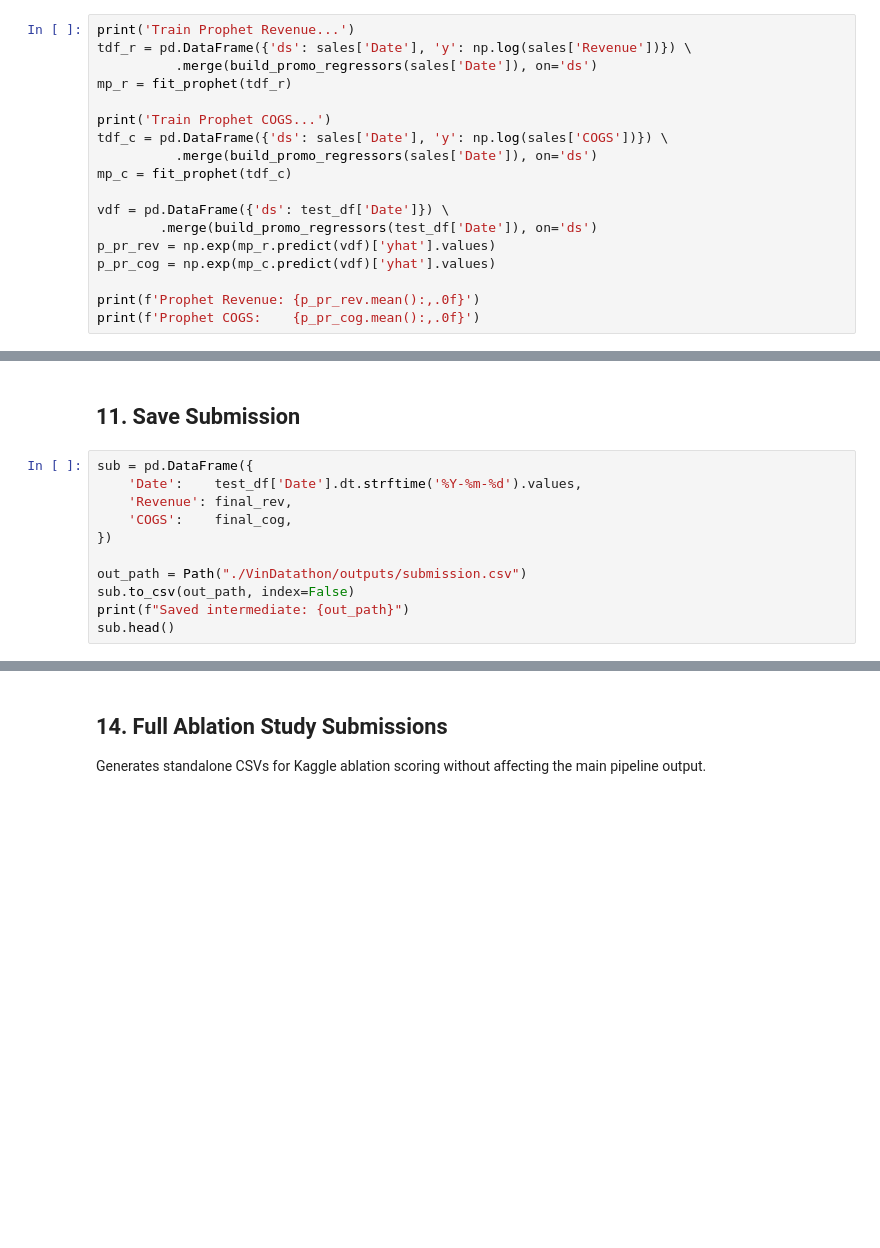
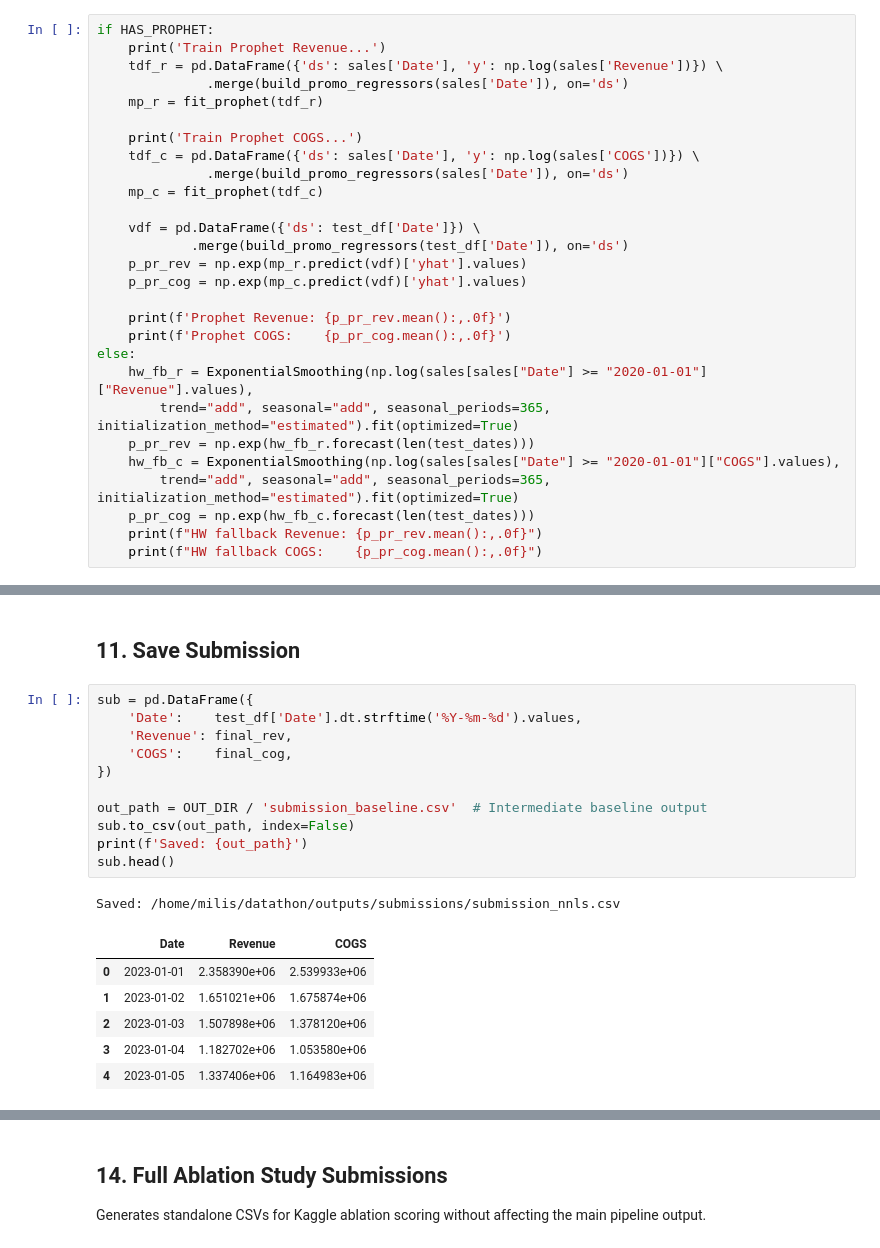
Before and after one commit to quangtrinh25/vin_datathon, a Jupyter notebook: 02_Task3_Sales_Forecasting.ipynb, the cells around one changed output, grey strips where cells are left out. Drawn from its saved outputs; the diff is of its cells as text; blank space fills up the shorter version.

```diff
--- a/02_Task3_Sales_Forecasting.ipynb
+++ b/02_Task3_Sales_Forecasting.ipynb
@@ -332,18 +356,28 @@ def fit_prophet(train_df, post_regime_only=True):
 # %%
-print('Train Prophet Revenue...')
-tdf_r = pd.DataFrame({'ds': sales['Date'], 'y': np.log(sales['Revenue'])}) \
-          .merge(build_promo_regressors(sales['Date']), on='ds')
-mp_r = fit_prophet(tdf_r)
+if HAS_PROPHET:
+    print('Train Prophet Revenue...')
+    tdf_r = pd.DataFrame({'ds': sales['Date'], 'y': np.log(sales['Revenue'])}) \
+              .merge(build_promo_regressors(sales['Date']), on='ds')
+    mp_r = fit_prophet(tdf_r)
 
-print('Train Prophet COGS...')
-tdf_c = pd.DataFrame({'ds': sales['Date'], 'y': np.log(sales['COGS'])}) \
-          .merge(build_promo_regressors(sales['Date']), on='ds')
-mp_c = fit_prophet(tdf_c)
+    print('Train Prophet COGS...')
+    tdf_c = pd.DataFrame({'ds': sales['Date'], 'y': np.log(sales['COGS'])}) \
+              .merge(build_promo_regressors(sales['Date']), on='ds')
+    mp_c = fit_prophet(tdf_c)
 
-vdf = pd.DataFrame({'ds': test_df['Date']}) \
-        .merge(build_promo_regressors(test_df['Date']), on='ds')
-p_pr_rev = np.exp(mp_r.predict(vdf)['yhat'].values)
-p_pr_cog = np.exp(mp_c.predict(vdf)['yhat'].values)
+    vdf = pd.DataFrame({'ds': test_df['Date']}) \
+            .merge(build_promo_regressors(test_df['Date']), on='ds')
+    p_pr_rev = np.exp(mp_r.predict(vdf)['yhat'].values)
+    p_pr_cog = np.exp(mp_c.predict(vdf)['yhat'].values)
 
-print(f'Prophet Revenue: {p_pr_rev.mean():,.0f}')
-print(f'Prophet COGS:    {p_pr_cog.mean():,.0f}')
+    print(f'Prophet Revenue: {p_pr_rev.mean():,.0f}')
+    print(f'Prophet COGS:    {p_pr_cog.mean():,.0f}')
+else:
+    hw_fb_r = ExponentialSmoothing(np.log(sales[sales["Date"] >= "2020-01-01"]["Revenue"].values),
+        trend="add", seasonal="add", seasonal_periods=365, initialization_method="estimated").fit(optimized=True)
+    p_pr_rev = np.exp(hw_fb_r.forecast(len(test_dates)))
+    hw_fb_c = ExponentialSmoothing(np.log(sales[sales["Date"] >= "2020-01-01"]["COGS"].values),
+        trend="add", seasonal="add", seasonal_periods=365, initialization_method="estimated").fit(optimized=True)
+    p_pr_cog = np.exp(hw_fb_c.forecast(len(test_dates)))
+    print(f"HW fallback Revenue: {p_pr_rev.mean():,.0f}")
+    print(f"HW fallback COGS:    {p_pr_cog.mean():,.0f}")
@@ -406,14 +456,22 @@ print(f'Final COGS:    {final_cog.mean():,.0f}')
 # %%
 sub = pd.DataFrame({
     'Date':    test_df['Date'].dt.strftime('%Y-%m-%d').values,
     'Revenue': final_rev,
     'COGS':    final_cog,
 })
 
-out_path = Path("./VinDatathon/outputs/submission.csv")
+out_path = OUT_DIR / 'submission_baseline.csv'  # Intermediate baseline output
 sub.to_csv(out_path, index=False)
-print(f"Saved intermediate: {out_path}")
+print(f'Saved: {out_path}')
 sub.head()
+# %% [output]
+Saved: /home/milis/datathon/outputs/submissions/submission_nnls.csv
+|  | Date | Revenue | COGS |
+| 0 | 2023-01-01 | 2.358390e+06 | 2.539933e+06 |
+| 1 | 2023-01-02 | 1.651021e+06 | 1.675874e+06 |
+| 2 | 2023-01-03 | 1.507898e+06 | 1.378120e+06 |
+| 3 | 2023-01-04 | 1.182702e+06 | 1.053580e+06 |
+| 4 | 2023-01-05 | 1.337406e+06 | 1.164983e+06 |
 # %% [markdown]
 ## 12. Prescriptive Margin Override (Biennial Pattern)
 
```
Also changed, not shown: parts of 44 cells of this notebook, 12 other files.
